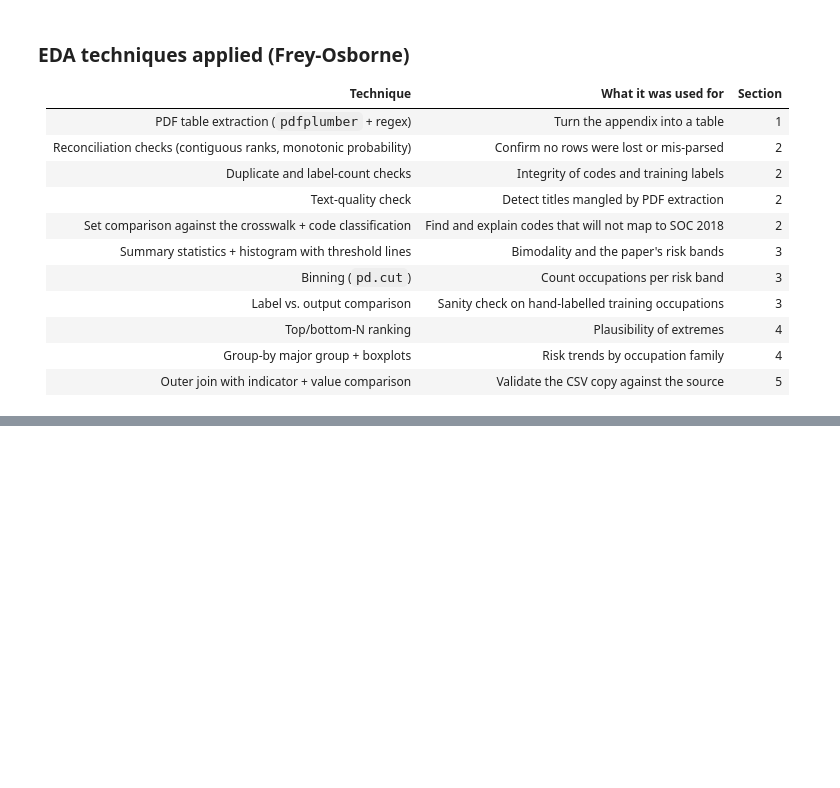
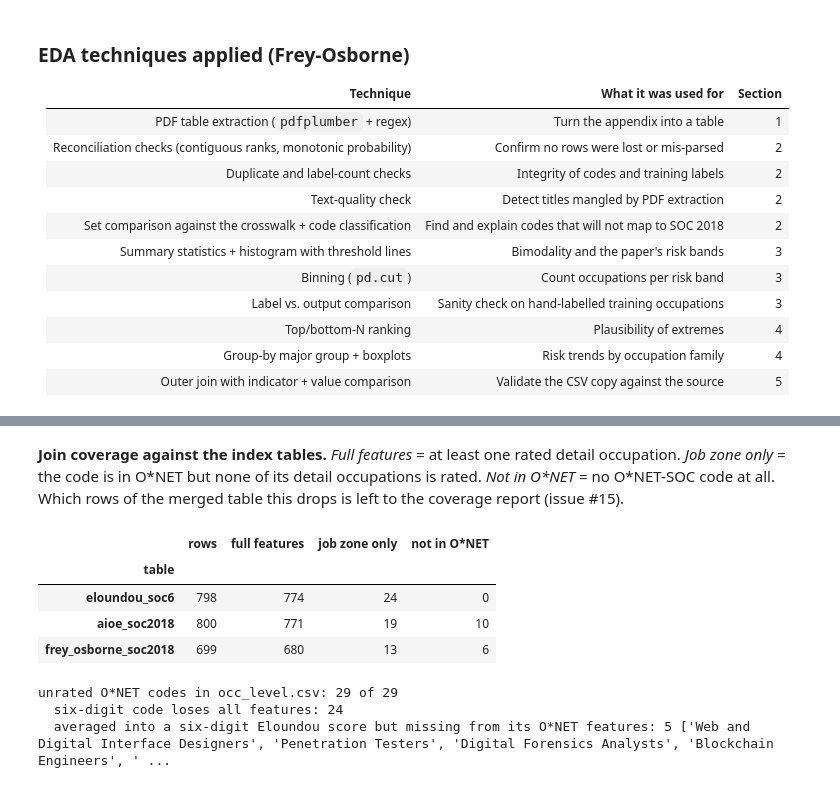
Before and after one commit to Break-Through-Tech/Swytch-1B-do-ai-job-risk-indices-agree, a Jupyter notebook: notebooks/eda/eda_raw.ipynb, the cells around one changed output, grey strips where cells are left out. Drawn from its saved outputs; the diff is of its cells as text; code cells hidden in the pictures; blank space fills up the shorter version.

```diff
--- a/notebooks/eda/eda_raw.ipynb
+++ b/notebooks/eda/eda_raw.ipynb
@@ -1731,20 +1184,0 @@ the code is in O\*NET but none of its detail occupations is rated. *Not in O\*NE
-# %%
-INDEX_TABLES = {
-    "eloundou_soc6": ("interim/eloundou_soc6.csv", "soc6"),
-    "aioe_soc2018": ("interim/aioe_soc2018.csv", "soc2018"),
-    "frey_osborne_soc2018": ("interim/frey_osborne_soc2018.csv", "soc2018"),
-    "ai_risk_v0 (merged)": ("processed/ai_risk_v0.csv", "soc"),
-}
-idx_codes = {k: set(pd.read_csv(data_file(p), dtype={c: str})[c]) for k, (p, c) in INDEX_TABLES.items()}
-
-
-def onet_status(c):
-    if c in rated_6:
-        return "full features"
-    return "job zone only" if c in fam.index else "not in O*NET"
-
-
-cov = pd.DataFrame({k: pd.Series([onet_status(c) for c in s]).value_counts() for k, s in idx_codes.items()}).T
-cov = cov.reindex(columns=["full features", "job zone only", "not in O*NET"]).fillna(0).astype(int)
-cov.insert(0, "rows", [len(s) for s in idx_codes.values()])
-cov
@@ -2110,0 +1979,53 @@ fig.savefig(OUT / "onet_rating_dates.png", dpi=150)
+# %% [markdown]
+**Join coverage against the index tables.** *Full features* = at least one rated detail occupation. *Job zone only* =
+the code is in O\*NET but none of its detail occupations is rated. *Not in O\*NET* = no O\*NET-SOC code at all.
+Which rows of the merged table this drops is left to the coverage report (issue #15).
+# %%
+# The Milestone 1 index tables, and the column that holds their six-digit code
+INDEX_TABLES = {
+    "eloundou_soc6": ("interim/eloundou_soc6.csv", "soc6"),
+    "aioe_soc2018": ("interim/aioe_soc2018.csv", "soc2018"),
+    "frey_osborne_soc2018": ("interim/frey_osborne_soc2018.csv", "soc2018"),
+}
+
+
+def onet_status(code):
+    """How much O*NET data a six-digit code gets."""
+    if code in rated_6:
+        return "full features"
+    if code in families.index:
+        return "job zone only"
+    return "not in O*NET"
+
+
+coverage = []
+for table_name, (path, code_column) in INDEX_TABLES.items():
+    index_table = pd.read_csv(data_file(path), dtype={code_column: str})
+    statuses = []
+    for code in set(index_table[code_column]):
+        statuses.append(onet_status(code))
+    coverage.append({
+        "table": table_name,
+        "rows": len(statuses),
+        "full features": statuses.count("full features"),
+        "job zone only": statuses.count("job zone only"),
+        "not in O*NET": statuses.count("not in O*NET"),
+    })
+pd.DataFrame(coverage).set_index("table")
+# %% [output]
+|  | rows | full features | job zone only | not in O*NET |
+| table |  |  |  |  |
+| eloundou_soc6 | 798 | 774 | 24 | 0 |
+| aioe_soc2018 | 800 | 771 | 19 | 10 |
+| frey_osborne_soc2018 | 699 | 680 | 13 | 6 |
+# %%
+# What happens to the 29 unrated (all Eloundou) occupations
+has_rated_sibling = unrated["soc6_has_rated_sibling"]
+print("unrated O*NET codes in occ_level.csv:", unrated["in_occ_level"].sum(), "of", len(unrated))
+print("  six-digit code loses all features:", (~has_rated_sibling).sum())
+print("  averaged into a six-digit Eloundou score but missing from its O*NET features:",
+      has_rated_sibling.sum(), unrated.loc[has_rated_sibling, "Title"].tolist())
+# %% [output]
+unrated O*NET codes in occ_level.csv: 29 of 29
+  six-digit code loses all features: 24
+  averaged into a six-digit Eloundou score but missing from its O*NET features: 5 ['Web and Digital Interface Designers', 'Penetration Testers', 'Digital Forensics Analysts', 'Blockchain Engineers', ' ...
```
Also changed, not shown: parts of 89 cells of this notebook.
